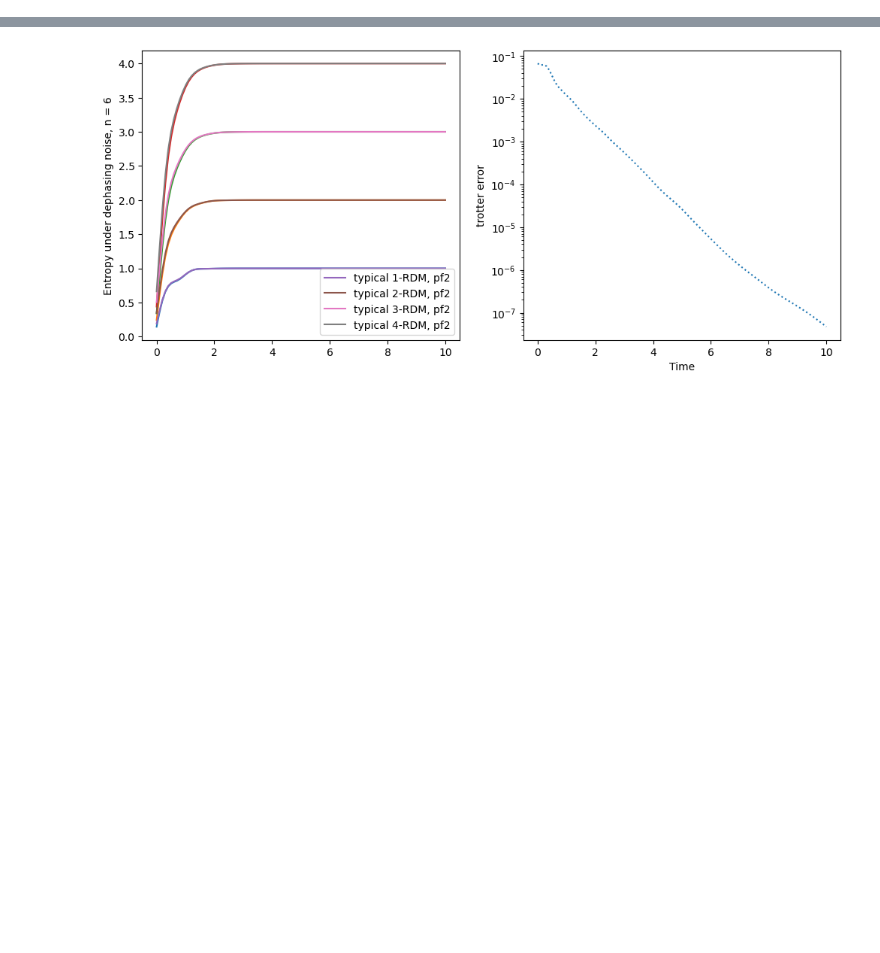
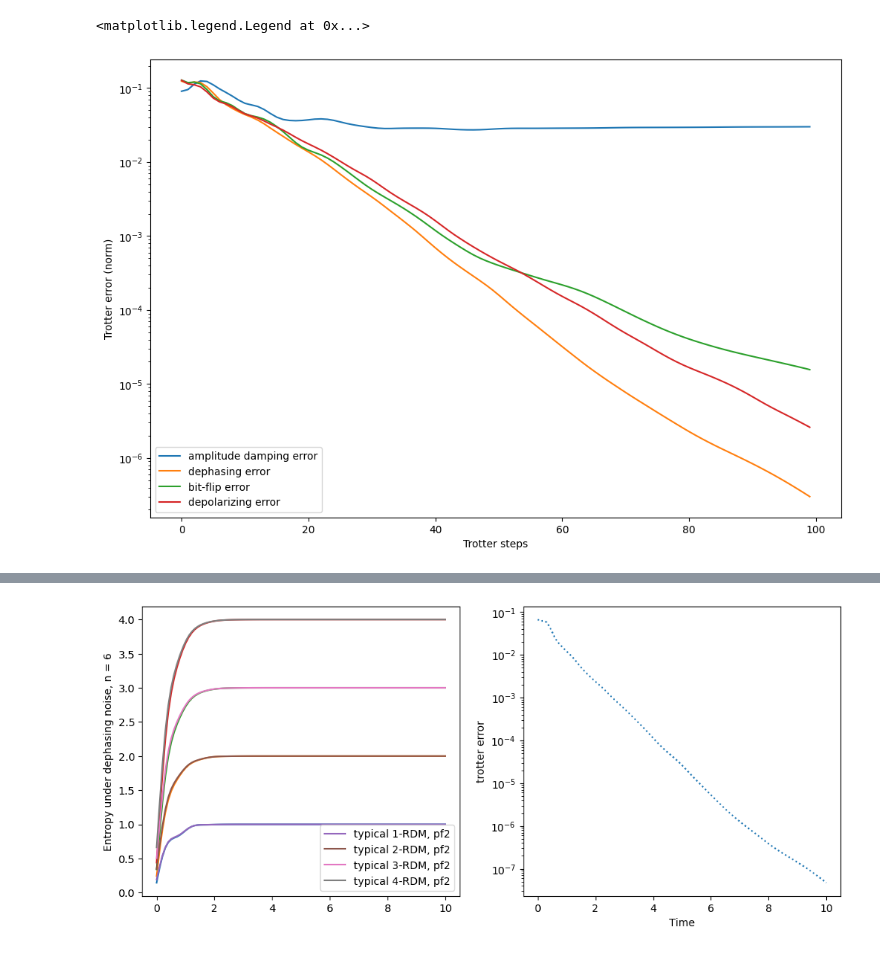
Before and after one commit to jonahso/Quantum_Entanglement_and_Trotter_Error, a Jupyter notebook: QIMF_qiskit_noisy.ipynb, the cells around one changed output, grey strips where cells are left out. Saved outputs shown, nothing was run; the diff lists cells and outputs as text; code cells hidden in the pictures; blank space fills up the shorter version.

```diff
--- a/QIMF_qiskit_noisy.ipynb
+++ b/QIMF_qiskit_noisy.ipynb
@@ -221,0 +235,6 @@ def plot(entropy_list, entropy_list2, t_error, noise, n):
+# %%
+error_amplitude_damping = amplitude_damping_error(p_gate)
+
+n = 6
+H, init, n, r, m, dt, dt2 = init_system(n)
+entropy_list_8, entropy_list2_8, t_error_amplitude = simulation(error_amplitude_damping, init, n, r, m, dt, dt2, H)
@@ -221,0 +248,7 @@ def plot(entropy_list, entropy_list2, t_error, noise, n):
+# %%
+error_dephasing = pauli_error([('Z', p_gate), ('I', 1 - p_gate)])
+
+n = 6
+
+H, init, n, r, m, dt, dt2 = init_system(n)
+entropy_list_8, entropy_list2_8, t_error_dephasing = simulation(error_dephasing, init, n, r, m, dt, dt2, H)
@@ -221,0 +262,6 @@ def plot(entropy_list, entropy_list2, t_error, noise, n):
+# %%
+error_x = pauli_error([('X', p_gate), ('I', 1 - p_gate)])
+
+n_6 = 6 # time = 3.16s
+H, init, n, r, m, dt, dt2 = init_system(n_6)
+entropy_list_6, entropy_list2_6, t_error_bitflip = simulation(error_x, init, n_6, r, m, dt, dt2, H)
@@ -221,0 +275,6 @@ def plot(entropy_list, entropy_list2, t_error, noise, n):
+# %%
+error_depolarizing = depolarizing_error(p_gate, 1)
+
+n_6 = 6 # time = 3.43s
+H, init, n, r, m, dt, dt2 = init_system(n_6)
+entropy_list_6, entropy_list2_6, t_error_deplo = simulation(error_depolarizing, init, n_6, r, m, dt, dt2, H)
@@ -222,3 +288,16 @@ def plot(entropy_list, entropy_list2, t_error, noise, n):
+# %%
+plt.figure(figsize=(12, 8))
+plt.plot(t_error_amplitude, label='amplitude damping error')
+plt.plot(t_error_dephasing, label='dephasing error')
+plt.plot(t_error_bitflip, label='bit-flip error')
+plt.plot(t_error_deplo, label='depolarizing error')
+plt.yscale('log')
+plt.xlabel('Trotter steps')
+plt.ylabel('Trotter error (norm)')
+plt.legend()
+# %% [output]
+<matplotlib.legend.Legend at 0x...>
+[figure, added]
 # %%
 error_dephasing = pauli_error([('Z', p_gate), ('I', 1 - p_gate)])
 
```
Also changed, not shown: parts of 14 cells of this notebook.
